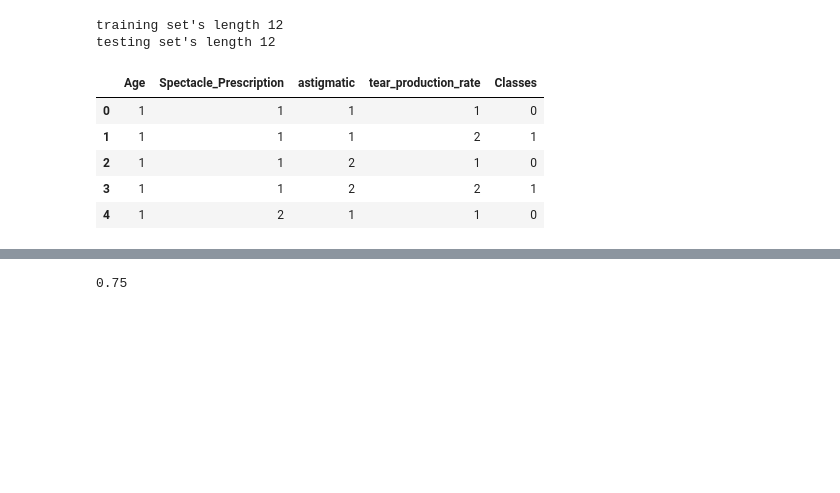
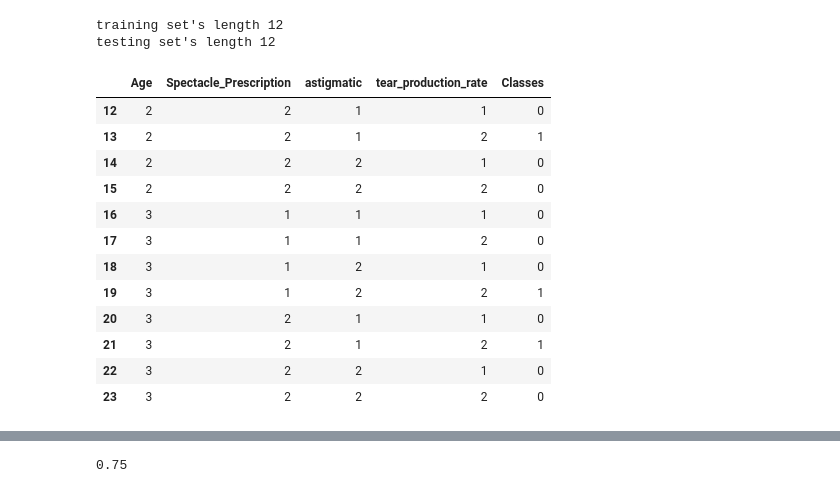
Before and after one commit to Shivam101/cs6220, a Jupyter notebook: Assignment_08.ipynb, the cells around one changed output, grey strips where cells are left out. Saved outputs shown, nothing was run; the diff lists cells and outputs as text; code cells hidden in the pictures; blank space fills up the shorter version.

```diff
--- a/Assignment_08.ipynb
+++ b/Assignment_08.ipynb
@@ -37,14 +38,21 @@ Populating the interactive namespace from numpy and matplotlib
 training set's length 12
 testing set's length 12
 # %%
-lens[:5]
+lens[12:]
 # %% [output]
 |  | Age | Spectacle_Prescription | astigmatic | tear_production_rate | Classes |
-| 0 | 1 | 1 | 1 | 1 | 0 |
-| 1 | 1 | 1 | 1 | 2 | 1 |
-| 2 | 1 | 1 | 2 | 1 | 0 |
-| 3 | 1 | 1 | 2 | 2 | 1 |
-| 4 | 1 | 2 | 1 | 1 | 0 |
+| 12 | 2 | 2 | 1 | 1 | 0 |
+| 13 | 2 | 2 | 1 | 2 | 1 |
+| 14 | 2 | 2 | 2 | 1 | 0 |
+| 15 | 2 | 2 | 2 | 2 | 0 |
+| 16 | 3 | 1 | 1 | 1 | 0 |
+| 17 | 3 | 1 | 1 | 2 | 0 |
+| 18 | 3 | 1 | 2 | 1 | 0 |
+| 19 | 3 | 1 | 2 | 2 | 1 |
+| 20 | 3 | 2 | 1 | 1 | 0 |
+| 21 | 3 | 2 | 1 | 2 | 1 |
+| 22 | 3 | 2 | 2 | 1 | 0 |
+| 23 | 3 | 2 | 2 | 2 | 0 |
 # %%
 from sklearn import tree
 clf = tree.DecisionTreeClassifier(random_state=0)
```
Also changed, not shown: parts of 13 cells of this notebook, 1 other file.
